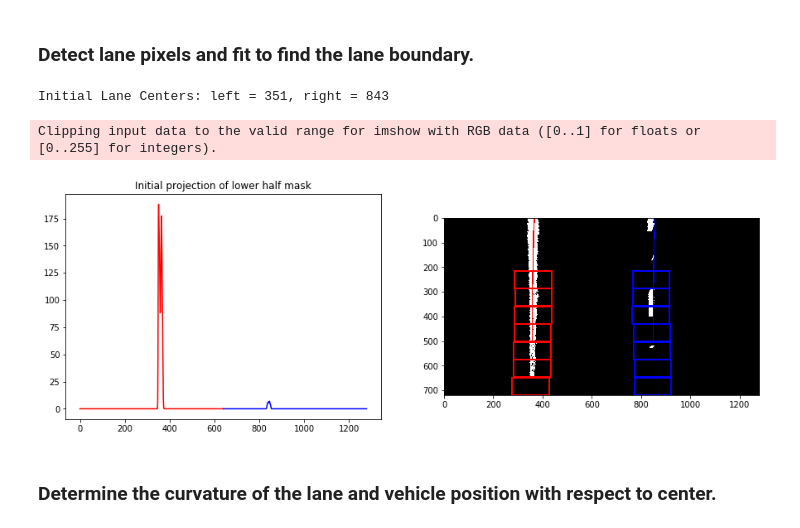
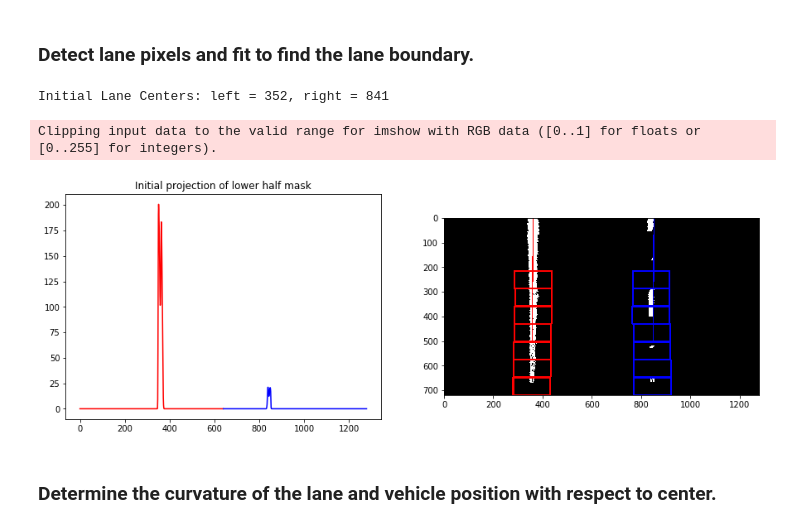
Before and after one commit to StevenShuoFeng/CarND-Advanced-Lane-Lines, a Jupyter notebook: P4_playground.ipynb, the cells around one changed output. Saved outputs shown, nothing was run; the diff lists cells and outputs as text; code cells hidden in the pictures.

```diff
--- a/P4_playground.ipynb
+++ b/P4_playground.ipynb
@@ -115,30 +118,28 @@ Text(0.5,1,' Bird-view Combined Mask')
 # %%
 %autoreload 2
 
 plt.rcParams['figure.figsize'] = (15, 5)
 
 # m = np.copy(mask_bird)
 laneFinderObj = LaneFinder(M, M_inv)
-imgTest = cv2.cvtColor(imgTest, cv2.COLOR_BGR2RGB)
 outimg = laneFinderObj.run(imgTest, mask_bird)
-
 
 # Display
 proj = laneFinderObj.init_proj
 halfLen = int(len(proj)/2)
 rng1 = range(halfLen)
 rng2 = range(halfLen, 2*halfLen)
 
 plt.subplot(1,2,1)
 plt.plot(rng1, proj[rng1], 'r', rng2, proj[rng2], 'b')
 plt.title('Initial projection of lower half mask')
 plt.subplot(1,2,2)
 plt.imshow(laneFinderObj.mask_laneAndWindow)
 plt.show()
 # %% [output]
-Initial Lane Centers: left = 351, right = 843
+Initial Lane Centers: left = 352, right = 841
 Clipping input data to the valid range for imshow with RGB data ([0..1] for floats or [0..255] for integers).
-[figure, old version]
+[figure, new version]
 # %% [markdown]
 ### Determine the curvature of the lane and vehicle position with respect to center.
 # %%
```
Also changed, not shown: parts of 8 cells of this notebook, 3 other files.
